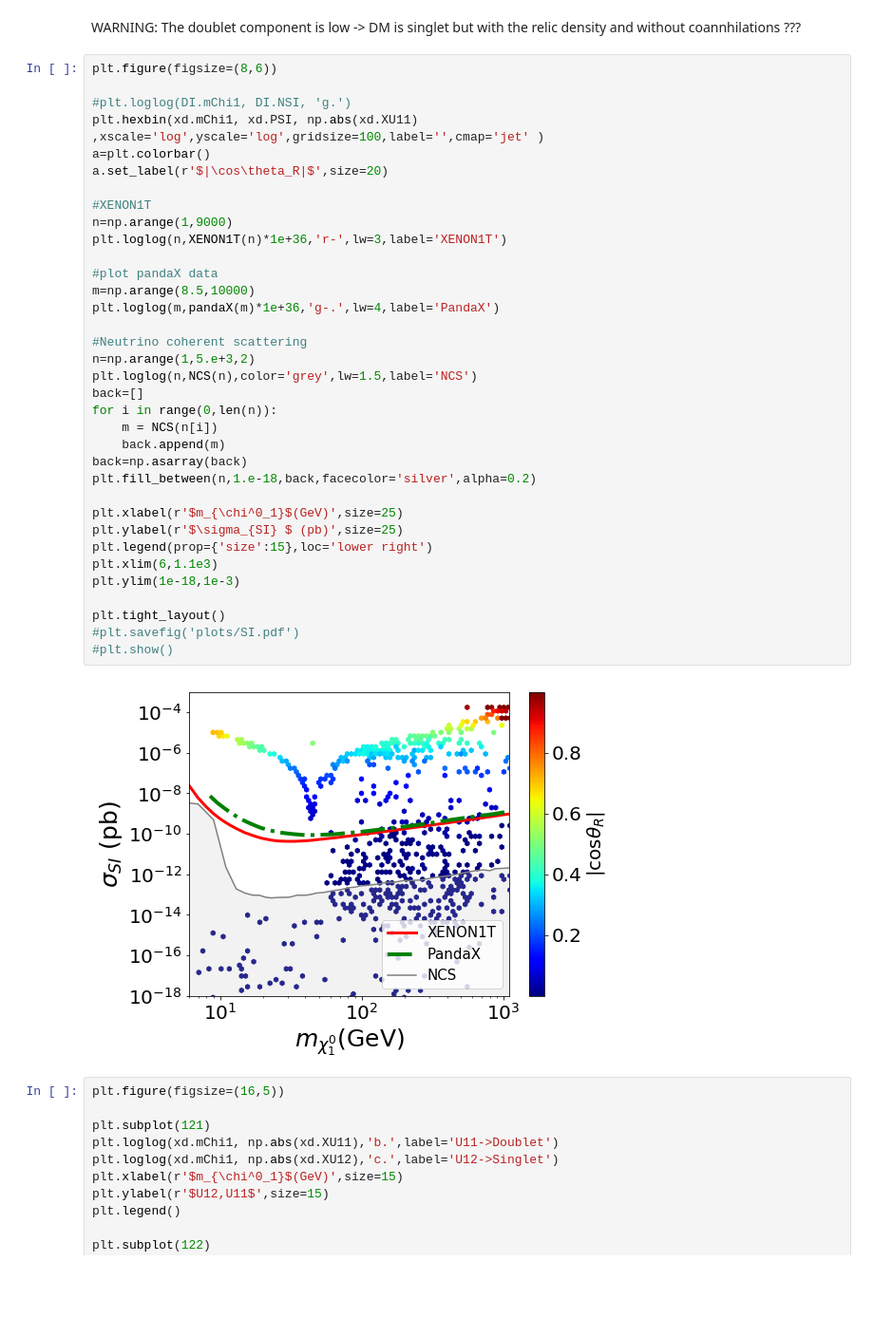
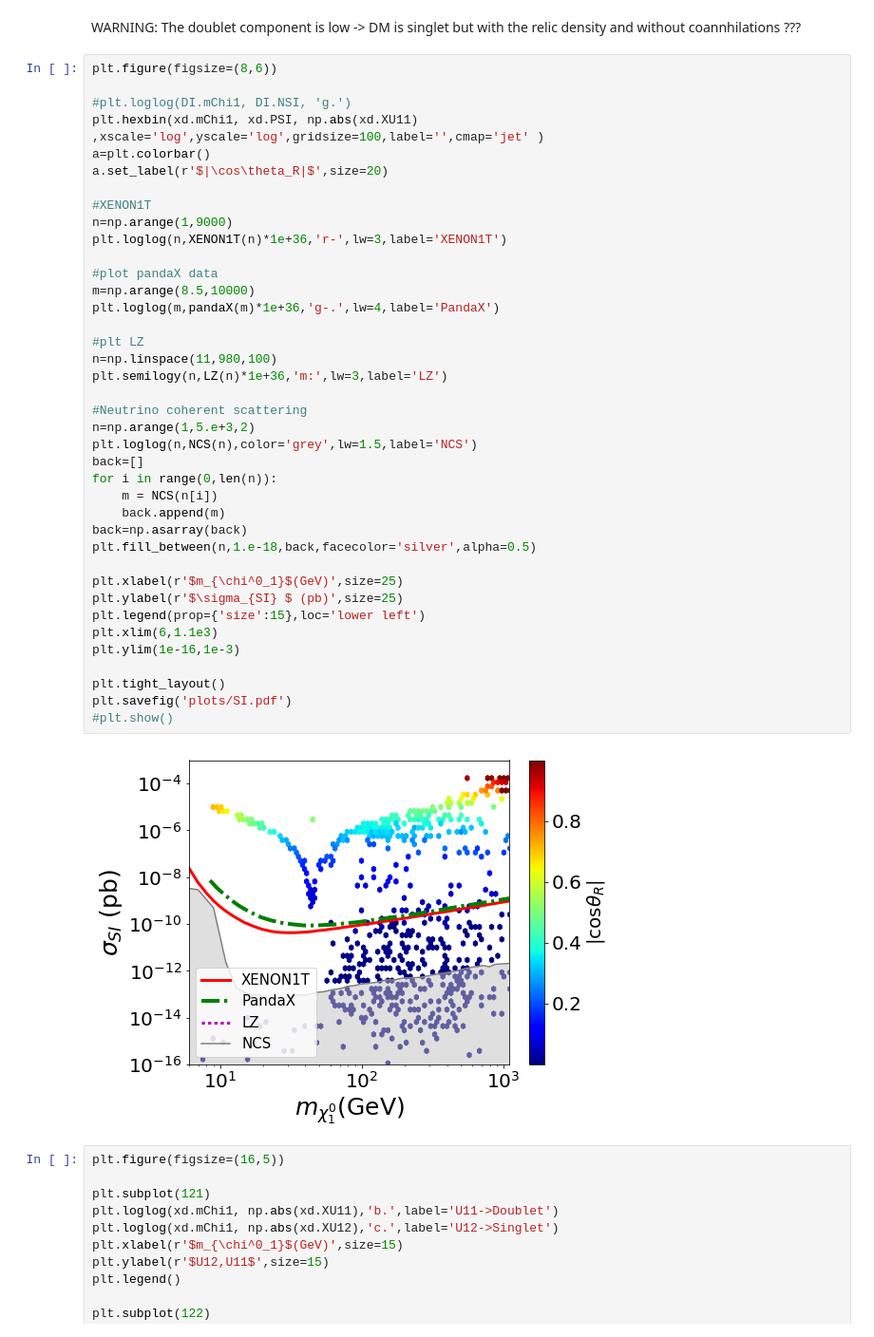
Before and after one commit to anferivera/SDdiracDM, a Jupyter notebook: run-model-general-scan.ipynb, the cells around one changed output. Shown at 95% size. Cells and saved outputs as stored; diff of their text form; blank space fills up the shorter version.

```diff
--- a/run-model-general-scan.ipynb
+++ b/run-model-general-scan.ipynb
@@ -684,38 +688,42 @@ plt.figure(figsize=(8,6))
 
 #plt.loglog(DI.mChi1, DI.NSI, 'g.')
 plt.hexbin(xd.mChi1, xd.PSI, np.abs(xd.XU11) ,xscale='log',yscale='log',gridsize=100,label='',cmap='jet' )
 a=plt.colorbar()
 a.set_label(r'$|\cos\theta_R|$',size=20)
 
 #XENON1T
 n=np.arange(1,9000)
 plt.loglog(n,XENON1T(n)*1e+36,'r-',lw=3,label='XENON1T')
 
 #plot pandaX data
 m=np.arange(8.5,10000)
 plt.loglog(m,pandaX(m)*1e+36,'g-.',lw=4,label='PandaX')
 
+#plt LZ
+n=np.linspace(11,980,100)
+plt.semilogy(n,LZ(n)*1e+36,'m:',lw=3,label='LZ')
+
 #Neutrino coherent scattering
 n=np.arange(1,5.e+3,2)
 plt.loglog(n,NCS(n),color='grey',lw=1.5,label='NCS')
 back=[]
 for i in range(0,len(n)):
     m = NCS(n[i])
     back.append(m)
 back=np.asarray(back)
-plt.fill_between(n,1.e-18,back,facecolor='silver',alpha=0.2)
+plt.fill_between(n,1.e-18,back,facecolor='silver',alpha=0.5)
 
 plt.xlabel(r'$m_{\chi^0_1}$(GeV)',size=25)
 plt.ylabel(r'$\sigma_{SI} $ (pb)',size=25)
-plt.legend(prop={'size':15},loc='lower right')
+plt.legend(prop={'size':15},loc='lower left')
 plt.xlim(6,1.1e3)
-plt.ylim(1e-18,1e-3)
+plt.ylim(1e-16,1e-3)
 
 plt.tight_layout()
-#plt.savefig('plots/SI.pdf')
+plt.savefig('plots/SI.pdf')
 #plt.show()
 # %% [output]
-[figure, old version]
+[figure, new version]
 # %%
 plt.figure(figsize=(16,5))
 
```
Also changed, not shown: parts of 24 cells of this notebook, 3 other files.
